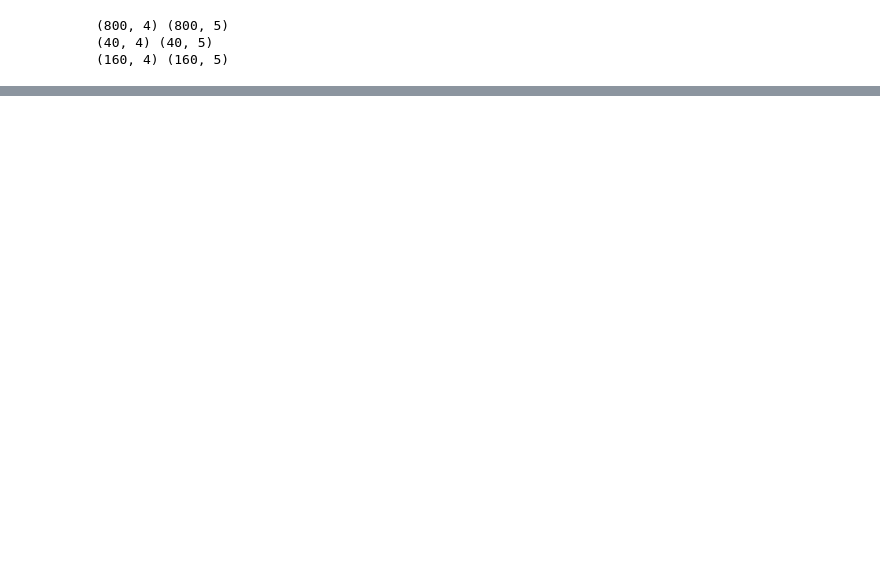
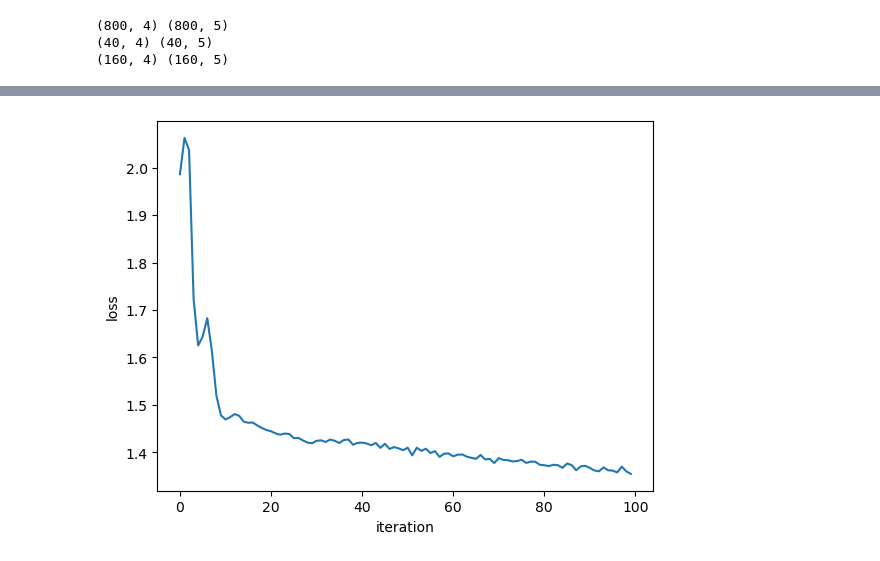
Before and after one commit to mohamedfouadhanani/deep-learning-framework, a Jupyter notebook: examples/multiclass_classification.ipynb, the cells around one changed output, grey strips where cells are left out. Drawn from its saved outputs; the diff is of its cells as text; code cells hidden in the pictures; blank space fills up the shorter version.

```diff
--- a/examples/multiclass_classification.ipynb
+++ b/examples/multiclass_classification.ipynb
@@ -77,3 +79,10 @@ plt.show()
+# %%
+plt.plot(list(range(len(history["val_losses"]))), history["val_losses"])
+plt.xlabel("iteration")
+plt.ylabel("loss")
+plt.show()
+# %% [output]
+[figure, added]
 # %%
 predictions = model(inputs_val, is_optimizing=False)
 l = loss.forward(predictions, outputs_val)
```
Also changed, not shown: parts of 9 cells of this notebook, 12 other files.
